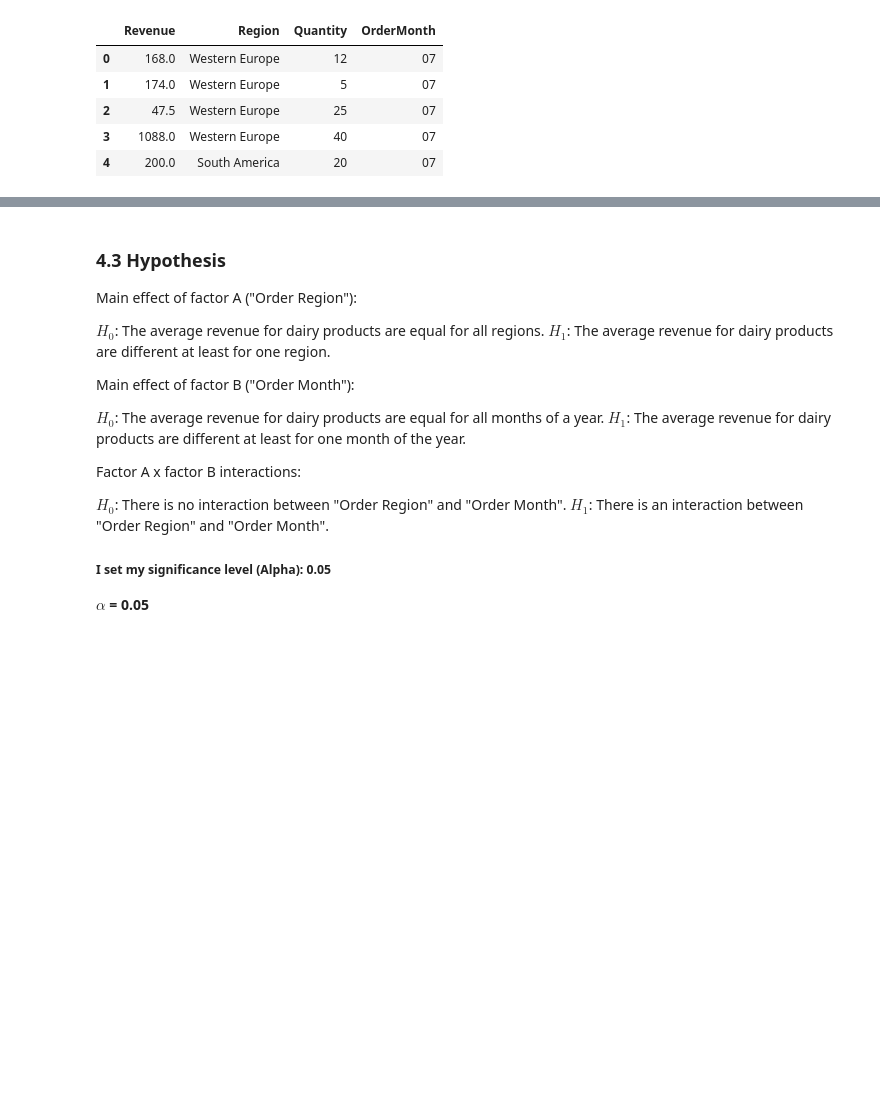
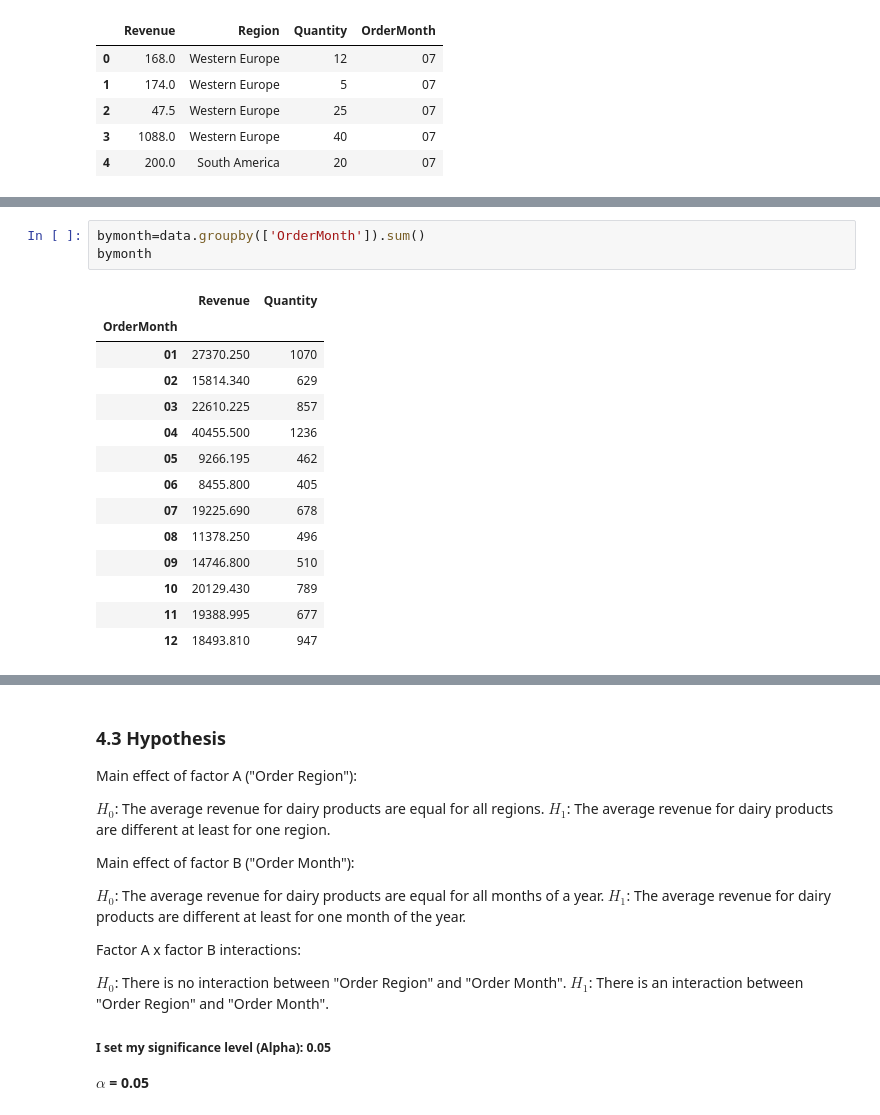
Before and after one commit to fcamuz/bussines-analysis-with-statistical-testing, a Jupyter notebook: Project 2- Northwind Database.ipynb, the cells around one changed output, grey strips where cells are left out. Saved outputs shown, nothing was run; the diff lists cells and outputs as text; blank space fills up the shorter version.

```diff
--- a/Project 2- Northwind Database.ipynb
+++ b/Project 2- Northwind Database.ipynb
@@ -988,0 +1043,18 @@ data.head()
+# %%
+bymonth=data.groupby(['OrderMonth']).sum()
+bymonth
+# %% [output]
+|  | Revenue | Quantity |
+| OrderMonth |  |  |
+| 01 | 27370.250 | 1070 |
+| 02 | 15814.340 | 629 |
+| 03 | 22610.225 | 857 |
+| 04 | 40455.500 | 1236 |
+| 05 | 9266.195 | 462 |
+| 06 | 8455.800 | 405 |
+| 07 | 19225.690 | 678 |
+| 08 | 11378.250 | 496 |
+| 09 | 14746.800 | 510 |
+| 10 | 20129.430 | 789 |
+| 11 | 19388.995 | 677 |
+| 12 | 18493.810 | 947 |
```
Also changed, not shown: parts of 15 cells of this notebook.
